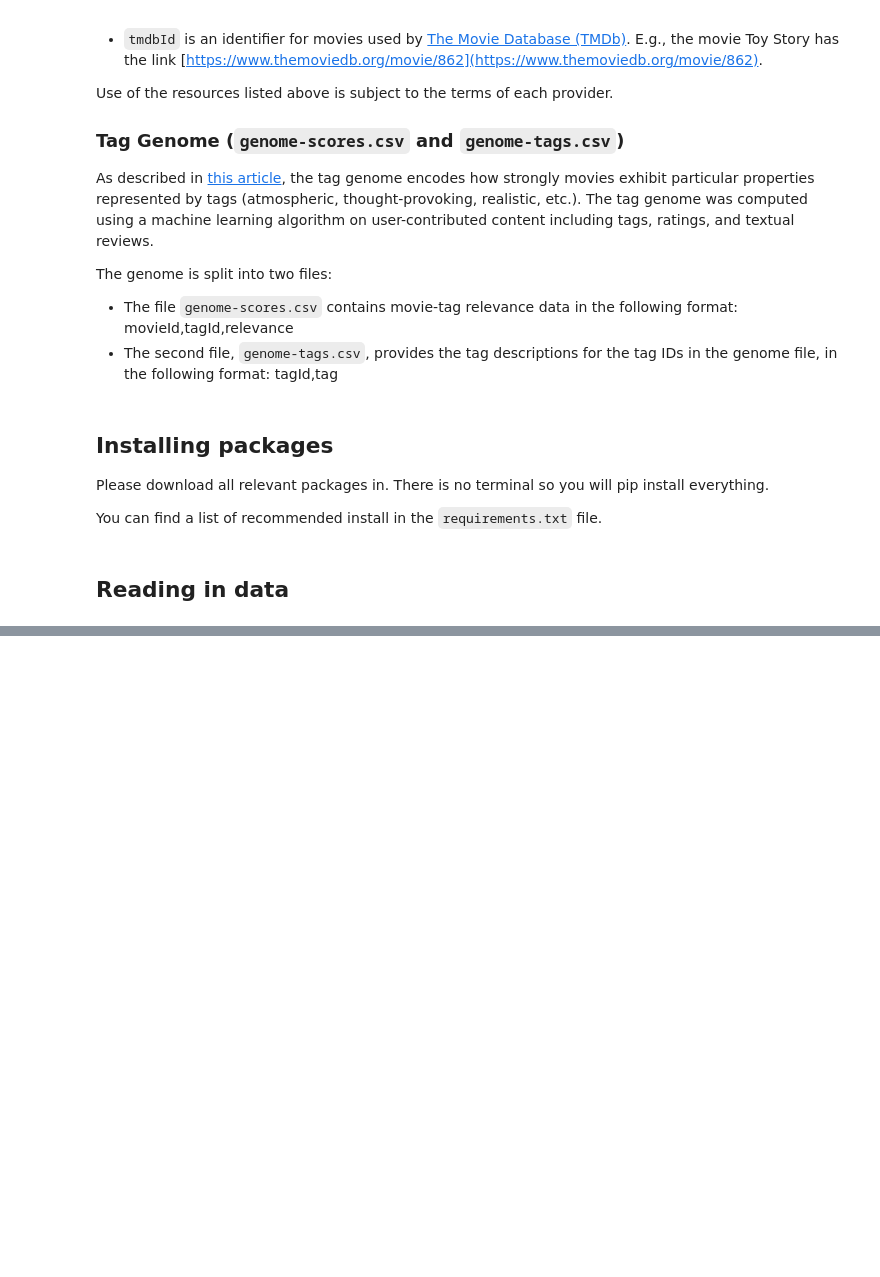
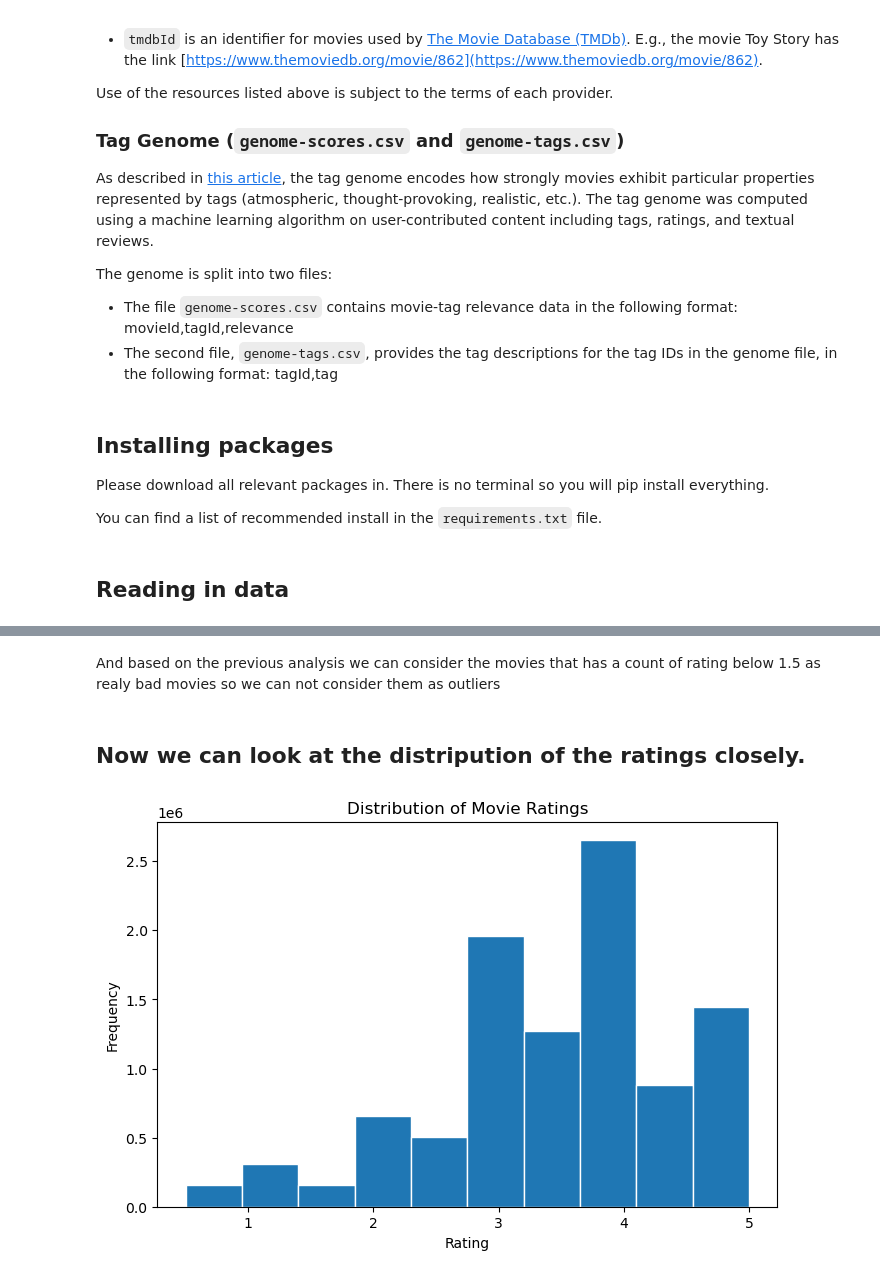
Before and after one commit to EbrahemHassan132/Movies-recommender-system, a Jupyter notebook: Movies_recommender_system_nootbook.ipynb, the cells around one changed output, grey strips where cells are left out. Saved outputs shown, nothing was run; the diff lists cells and outputs as text; code cells hidden in the pictures; blank space fills up the shorter version.

```diff
--- a/Movies_recommender_system_nootbook.ipynb
+++ b/Movies_recommender_system_nootbook.ipynb
@@ -203,0 +696,13 @@ sample_submissions = pd.read_csv('alx-movie-recommendation-project-2024/sample_s
+# %% [markdown]
+And based on the previous analysis we can consider the movies that has a count of rating below 1.5 as realy bad movies so we can not consider them as outliers
+# %% [markdown]
+## Now we can look at the distripution of the ratings closely.
+# %%
+plt.figure(figsize=(8, 5))
+plt.hist(train_df['rating'], bins=10, edgecolor='white')
+plt.xlabel('Rating')
+plt.ylabel('Frequency')
+plt.title('Distribution of Movie Ratings')
+plt.show()
+# %% [output]
+[figure, added]
```
Also changed, not shown: parts of 74 cells of this notebook.
